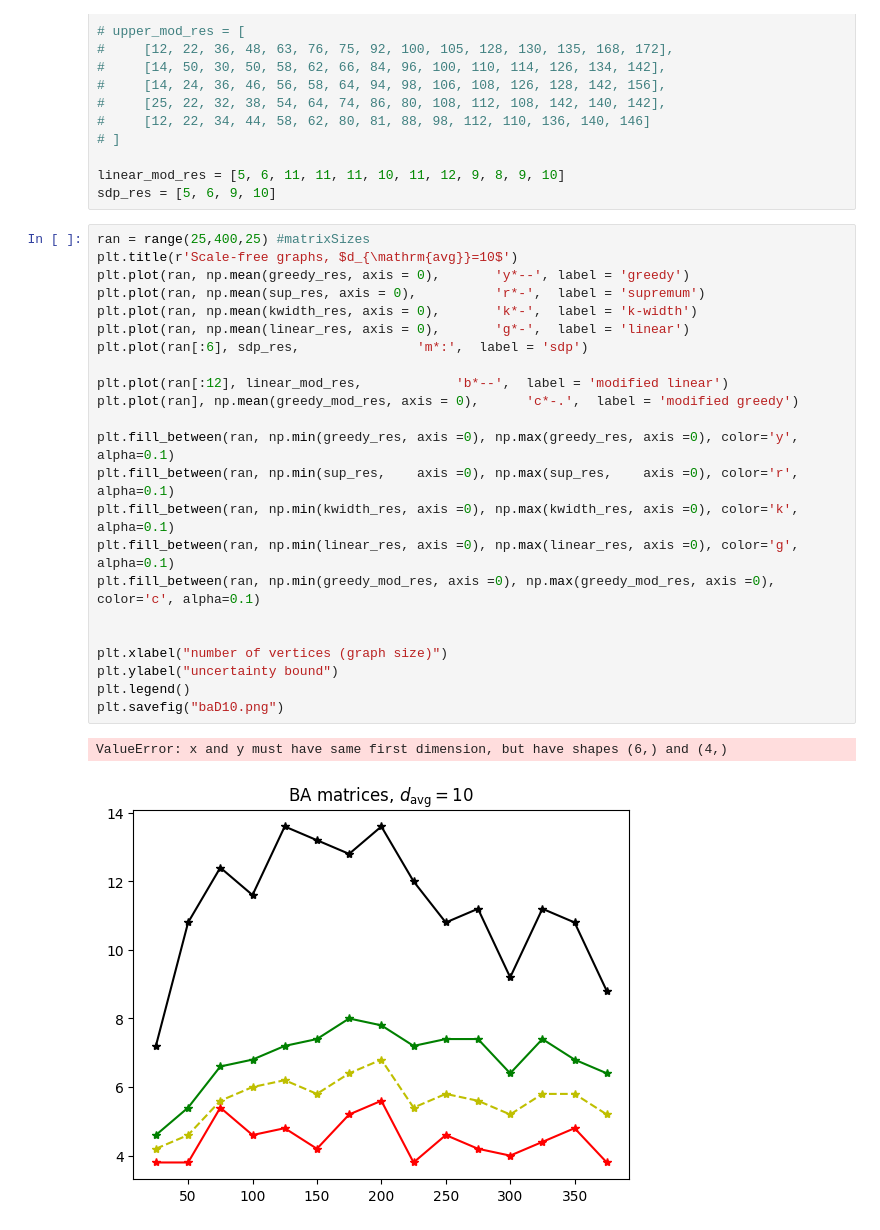
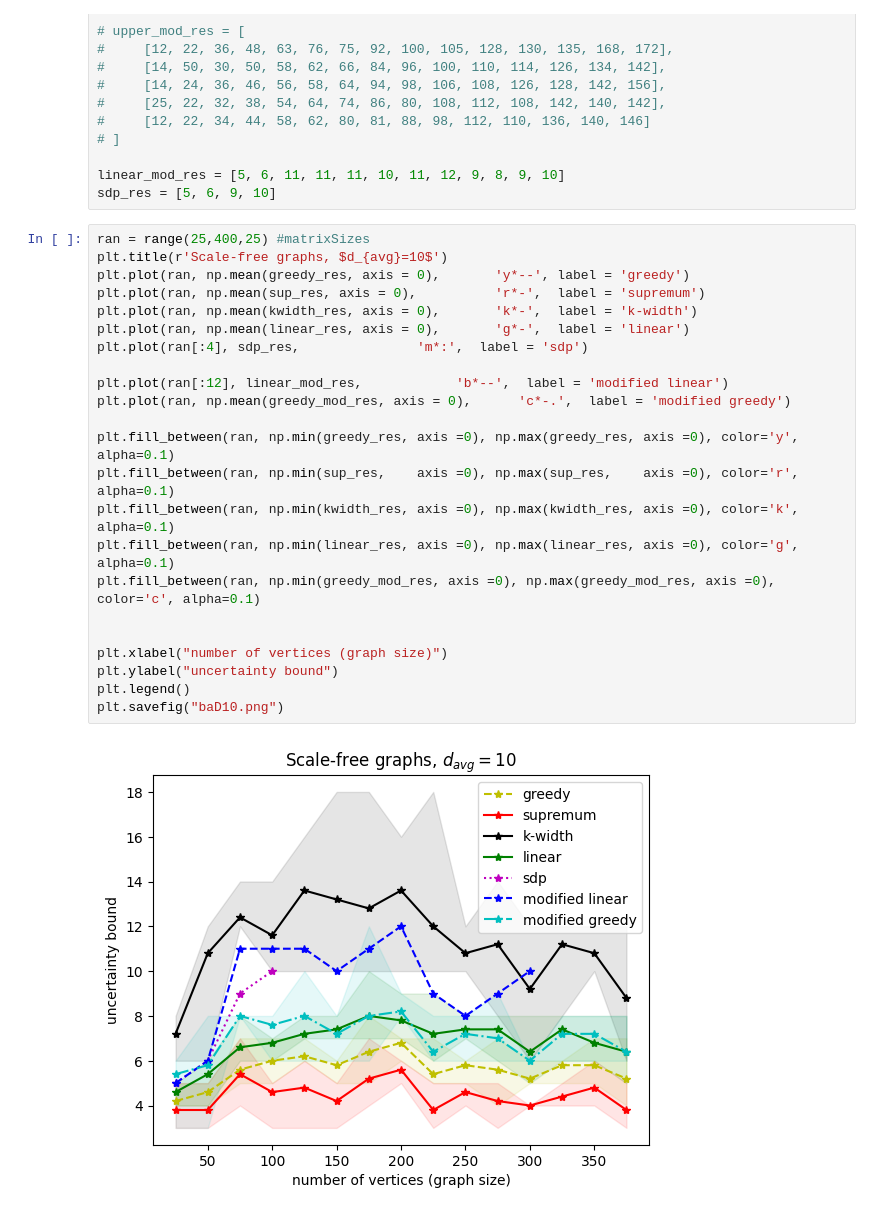
Before and after one commit to Joost-L/Uncertainty_Principle_on_Graphs, a Jupyter notebook: Delocalisation-numerical-experiments.ipynb, the cells around one changed output. Cells and saved outputs as stored; diff of their text form.

Commit message:
Corrected plot and cleared outputs

```diff
--- a/Delocalisation-numerical-experiments.ipynb
+++ b/Delocalisation-numerical-experiments.ipynb
@@ -823,27 +744,26 @@ linear_mod_res = [5, 6, 11, 11, 11, 10, 11, 12, 9, 8, 9, 10]
 sdp_res = [5, 6, 9, 10]
 # %%
 ran = range(25,400,25) #matrixSizes
-plt.title(r'Scale-free graphs, $d_{\mathrm{avg}}=10$')
+plt.title(r'Scale-free graphs, $d_{avg}=10$')
 plt.plot(ran, np.mean(greedy_res, axis = 0),       'y*--', label = 'greedy')
 plt.plot(ran, np.mean(sup_res, axis = 0),          'r*-',  label = 'supremum')
 plt.plot(ran, np.mean(kwidth_res, axis = 0),       'k*-',  label = 'k-width')
 plt.plot(ran, np.mean(linear_res, axis = 0),       'g*-',  label = 'linear')
-plt.plot(ran[:6], sdp_res,               'm*:',  label = 'sdp')
+plt.plot(ran[:4], sdp_res,               'm*:',  label = 'sdp')
 
 plt.plot(ran[:12], linear_mod_res,            'b*--',  label = 'modified linear')
-plt.plot(ran], np.mean(greedy_mod_res, axis = 0),      'c*-.',  label = 'modified greedy')
+plt.plot(ran, np.mean(greedy_mod_res, axis = 0),      'c*-.',  label = 'modified greedy')
 
 plt.fill_between(ran, np.min(greedy_res, axis =0), np.max(greedy_res, axis =0), color='y', alpha=0.1)
 plt.fill_between(ran, np.min(sup_res,    axis =0), np.max(sup_res,    axis =0), color='r', alpha=0.1)
 plt.fill_between(ran, np.min(kwidth_res, axis =0), np.max(kwidth_res, axis =0), color='k', alpha=0.1)
 plt.fill_between(ran, np.min(linear_res, axis =0), np.max(linear_res, axis =0), color='g', alpha=0.1)
 plt.fill_between(ran, np.min(greedy_mod_res, axis =0), np.max(greedy_mod_res, axis =0), color='c', alpha=0.1)
 
 
 plt.xlabel("number of vertices (graph size)")
 plt.ylabel("uncertainty bound")
 plt.legend()
 plt.savefig("baD10.png")
 # %% [output]
-ValueError: x and y must have same first dimension, but have shapes (6,) and (4,)
-[figure, old version]
+[figure, new version]
```
Also changed, not shown: parts of 5 cells of this notebook.
